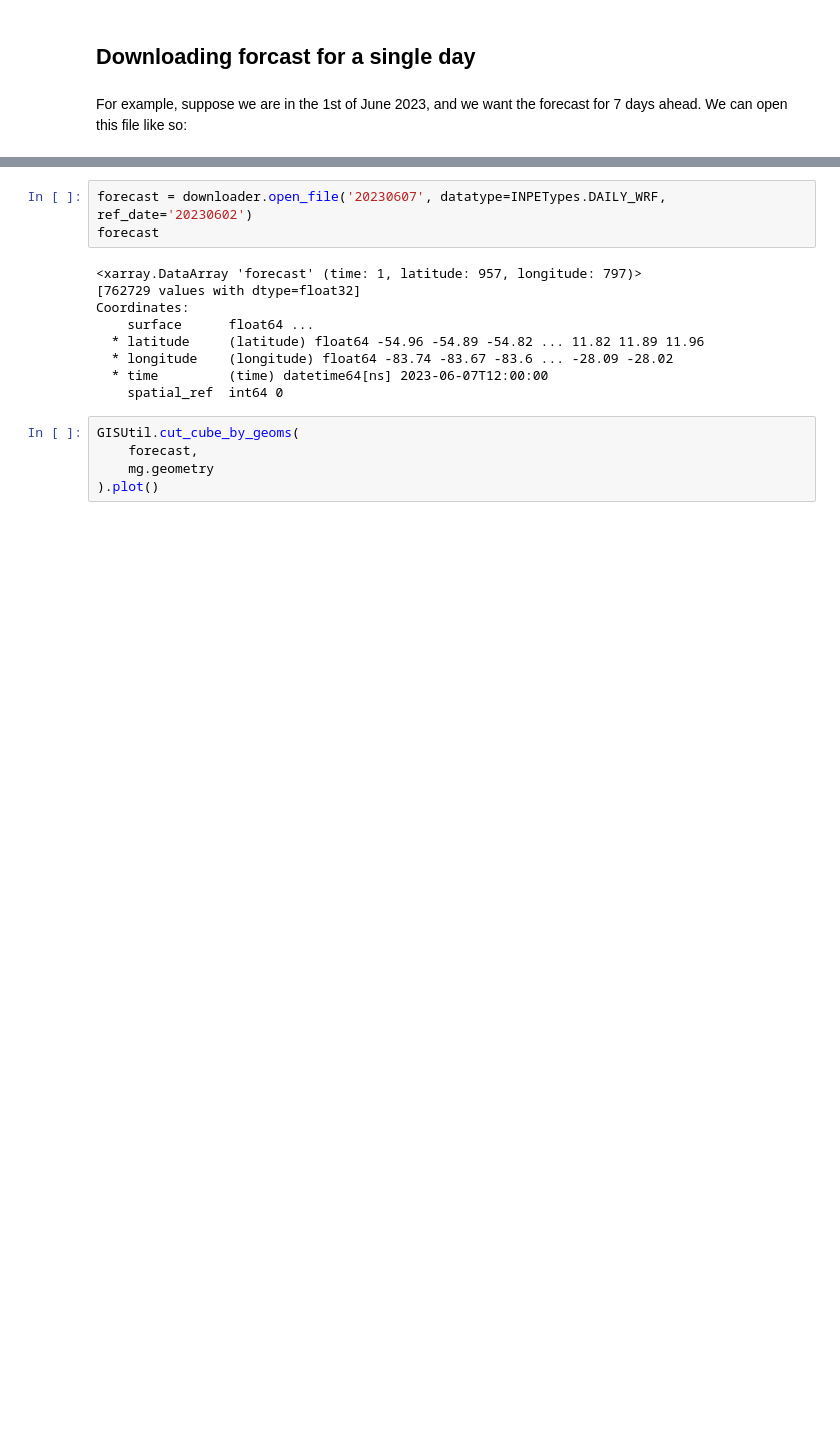
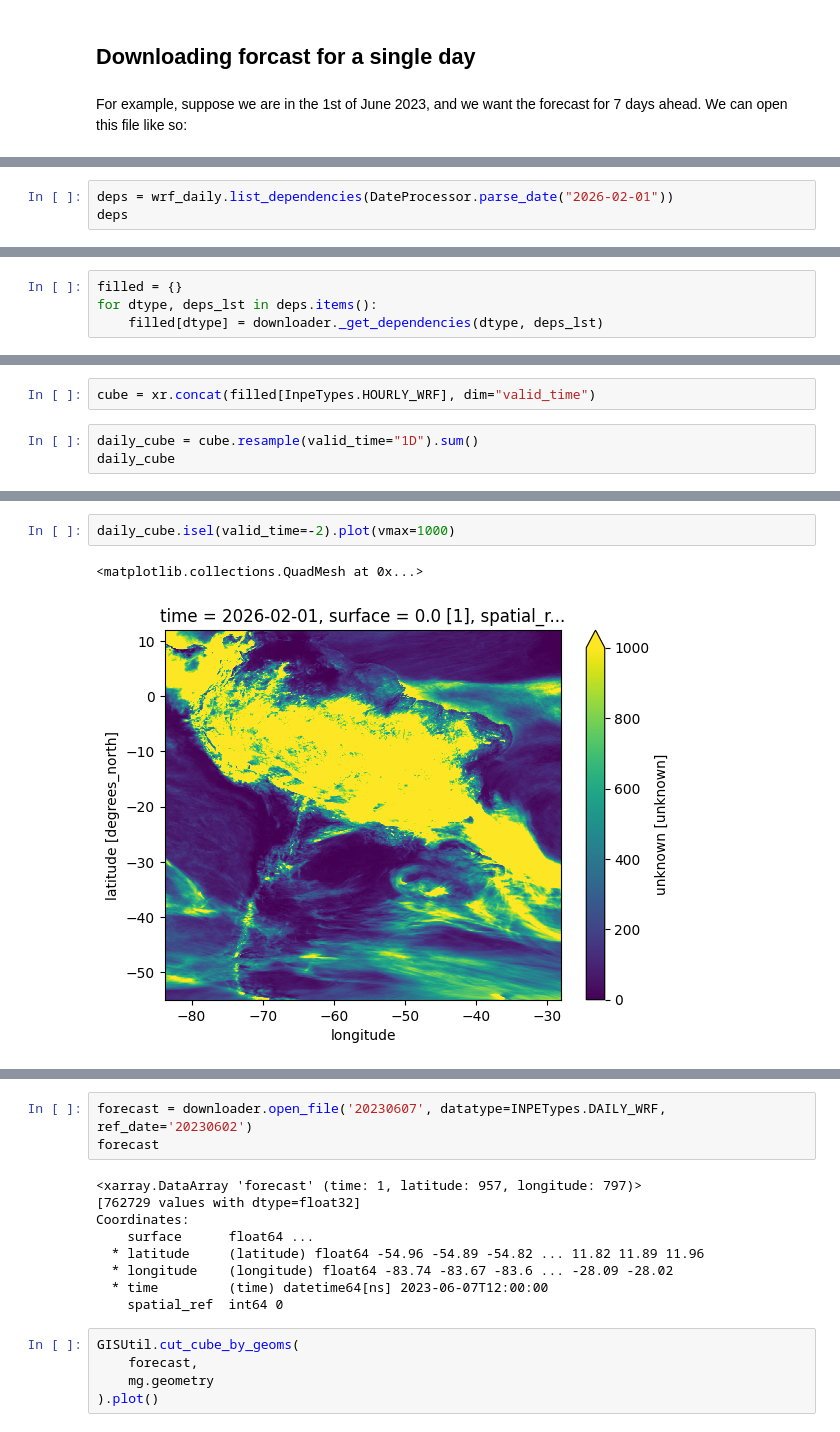
Before and after one commit to cordmaur/merge-downloader, a Jupyter notebook: nbs/03-Forecasts.ipynb, the cells around one changed output, grey strips where cells are left out. Drawn from its saved outputs; the diff is of its cells as text; blank space fills up the shorter version.

```diff
--- a/nbs/03-Forecasts.ipynb
+++ b/nbs/03-Forecasts.ipynb
@@ -40,0 +91,3 @@ For example, suppose we are in the 1st of June 2023, and we want the forecast fo
+# %%
+deps = wrf_daily.list_dependencies(DateProcessor.parse_date("2026-02-01"))
+deps
@@ -40,0 +112,4 @@ For example, suppose we are in the 1st of June 2023, and we want the forecast fo
+# %%
+filled = {}
+for dtype, deps_lst in deps.items():
+    filled[dtype] = downloader._get_dependencies(dtype, deps_lst)
@@ -40,0 +176,5 @@ For example, suppose we are in the 1st of June 2023, and we want the forecast fo
+# %%
+cube = xr.concat(filled[InpeTypes.HOURLY_WRF], dim="valid_time")
+# %%
+daily_cube = cube.resample(valid_time="1D").sum()
+daily_cube
@@ -40,0 +210,5 @@ For example, suppose we are in the 1st of June 2023, and we want the forecast fo
+# %%
+daily_cube.isel(valid_time=-2).plot(vmax=1000)
+# %% [output]
+<matplotlib.collections.QuadMesh at 0x...>
+[figure, added]
```
Also changed, not shown: parts of 23 cells of this notebook, 7 other files.
